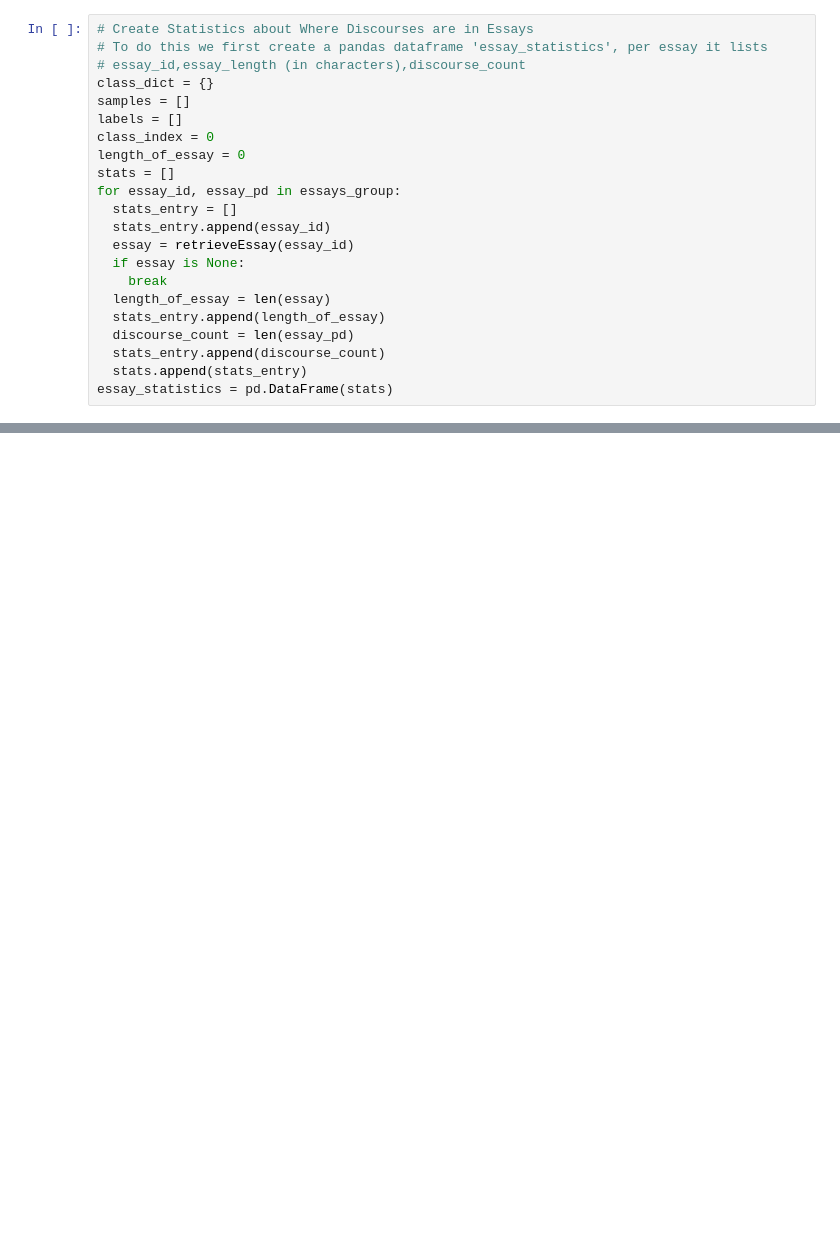
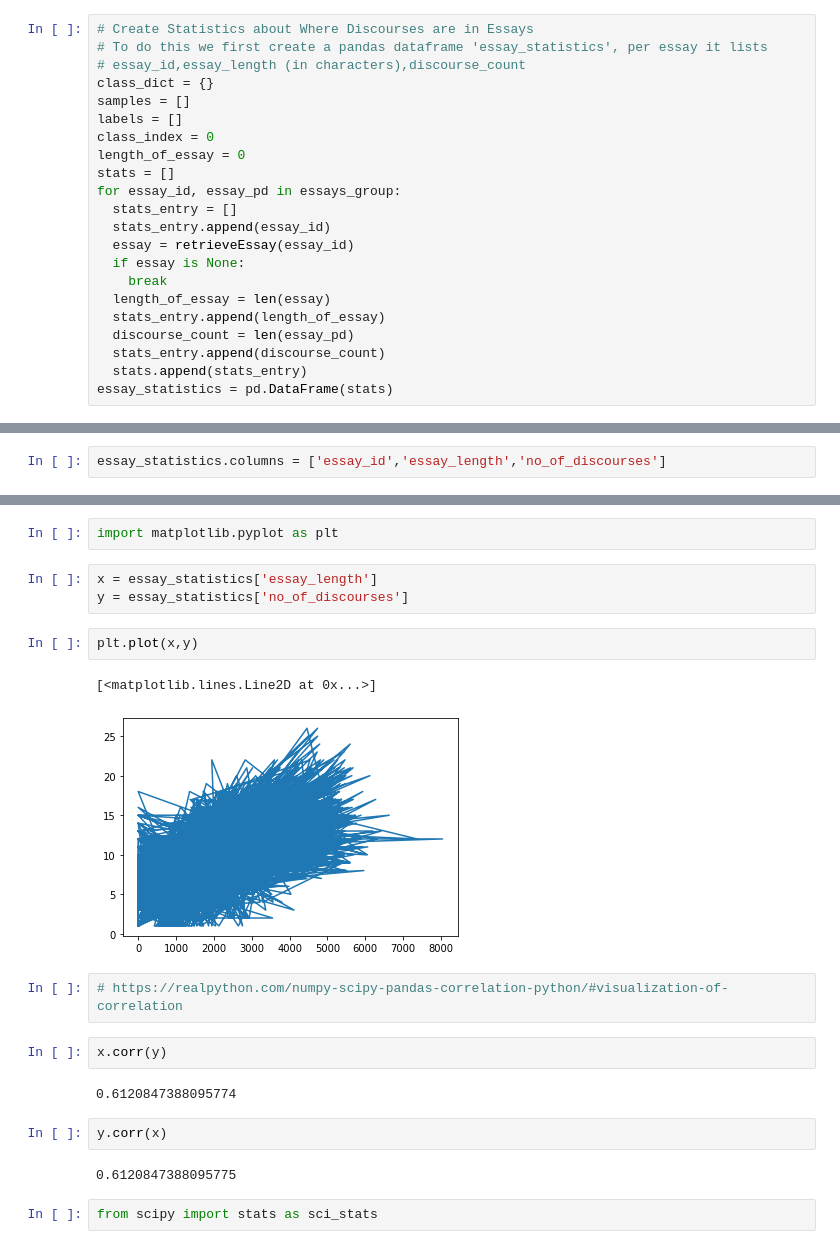
Before and after one commit to evanwilliamsconsulting/Kaggle_Feedback_Prize, a Jupyter notebook: kaggle-feedback-prize-evan-jan-williams-v2.ipynb, the cells around one changed output, grey strips where cells are left out. Cells and saved outputs as stored; diff of their text form; blank space fills up the shorter version.

```diff
--- a/kaggle-feedback-prize-evan-jan-williams-v2.ipynb
+++ b/kaggle-feedback-prize-evan-jan-williams-v2.ipynb
@@ -496,0 +518,2 @@ essay_statistics.head()
+# %%
+essay_statistics.columns = ['essay_id','essay_length','no_of_discourses']
@@ -496,0 +529,22 @@ essay_statistics.head()
+# %%
+import matplotlib.pyplot as plt
+# %%
+x = essay_statistics['essay_length']
+y = essay_statistics['no_of_discourses']
+# %%
+plt.plot(x,y)
+# %% [output]
+[<matplotlib.lines.Line2D at 0x...>]
+[figure, added]
+# %%
+# https://realpython.com/numpy-scipy-pandas-correlation-python/#visualization-of-correlation
+# %%
+x.corr(y)
+# %% [output]
+0.6120847388095774
+# %%
+y.corr(x)
+# %% [output]
+0.6120847388095775
+# %%
+from scipy import stats as sci_stats
```
Also changed, not shown: parts of 33 cells of this notebook.
